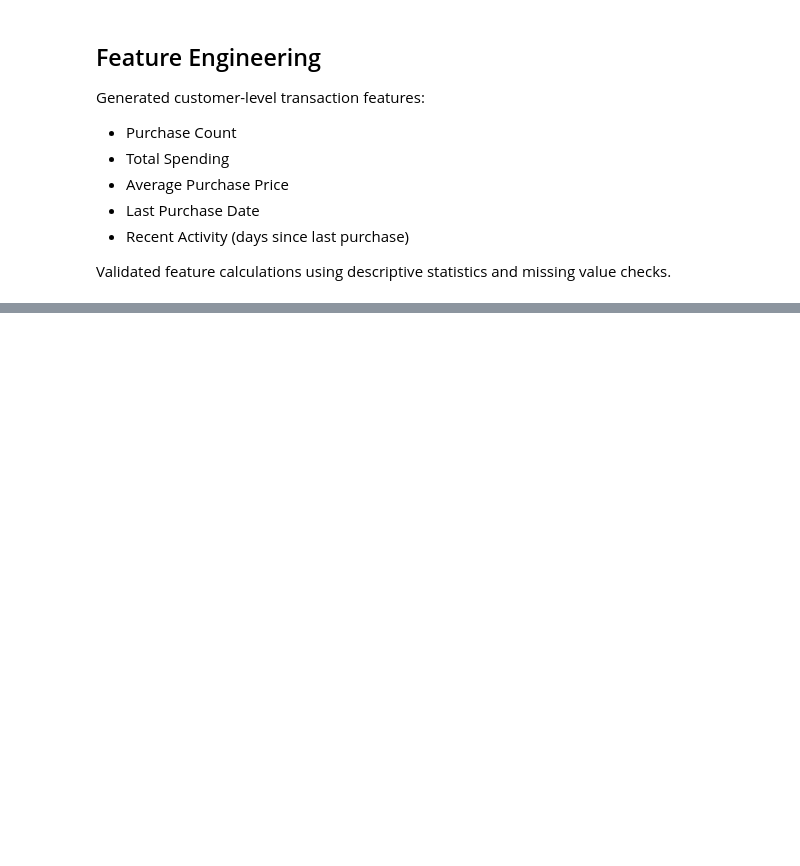
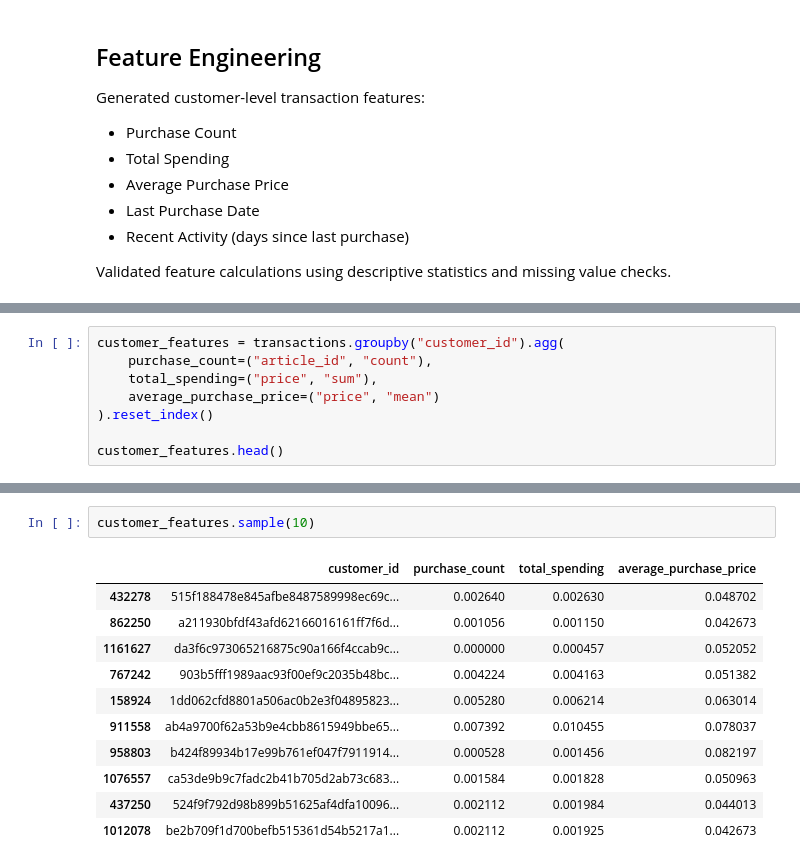
Before and after one commit to Kamesh-developer2703/Context-Aware-Neural-Recommendation-Engine, a Jupyter notebook: notebooks/transaction_analysis.ipynb, the cells around one changed output, grey strips where cells are left out. Saved outputs shown, nothing was run; the diff lists cells and outputs as text; blank space fills up the shorter version.

Commit message:
feat: prepare and normalize transaction features

```diff
--- a/notebooks/transaction_analysis.ipynb
+++ b/notebooks/transaction_analysis.ipynb
@@ -228,0 +245,8 @@ Validated feature calculations using descriptive statistics and missing value ch
+# %%
+customer_features = transactions.groupby("customer_id").agg(
+    purchase_count=("article_id", "count"),
+    total_spending=("price", "sum"),
+    average_purchase_price=("price", "mean")
+).reset_index()
+
+customer_features.head()
@@ -228,0 +300,14 @@ Validated feature calculations using descriptive statistics and missing value ch
+# %%
+customer_features.sample(10)
+# %% [output]
+|  | customer_id | purchase_count | total_spending | average_purchase_price |
+| 432278 | 515f188478e845afbe8487589998ec69c... | 0.002640 | 0.002630 | 0.048702 |
+| 862250 | a211930bfdf43afd62166016161ff7f6d... | 0.001056 | 0.001150 | 0.042673 |
+| 1161627 | da3f6c973065216875c90a166f4ccab9c... | 0.000000 | 0.000457 | 0.052052 |
+| 767242 | 903b5fff1989aac93f00ef9c2035b48bc... | 0.004224 | 0.004163 | 0.051382 |
+| 158924 | 1dd062cfd8801a506ac0b2e3f04895823... | 0.005280 | 0.006214 | 0.063014 |
+| 911558 | ab4a9700f62a53b9e4cbb8615949bbe65... | 0.007392 | 0.010455 | 0.078037 |
+| 958803 | b424f89934b17e99b761ef047f7911914... | 0.000528 | 0.001456 | 0.082197 |
+| 1076557 | ca53de9b9c7fadc2b41b705d2ab73c683... | 0.001584 | 0.001828 | 0.050963 |
+| 437250 | 524f9f792d98b899b51625af4dfa10096... | 0.002112 | 0.001984 | 0.044013 |
+| 1012078 | be2b709f1d700befb515361d54b5217a1... | 0.002112 | 0.001925 | 0.042673 |
```
Also changed, not shown: parts of 7 cells of this notebook.
